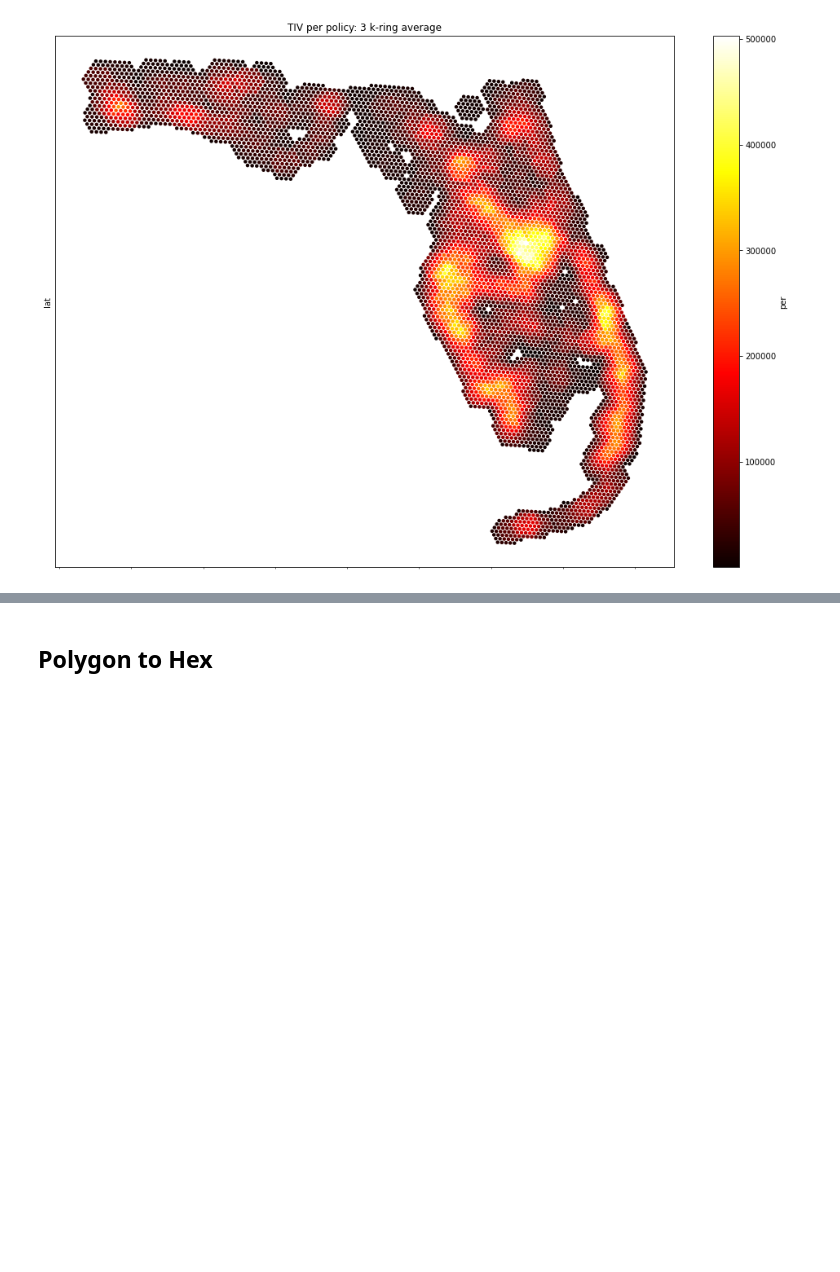
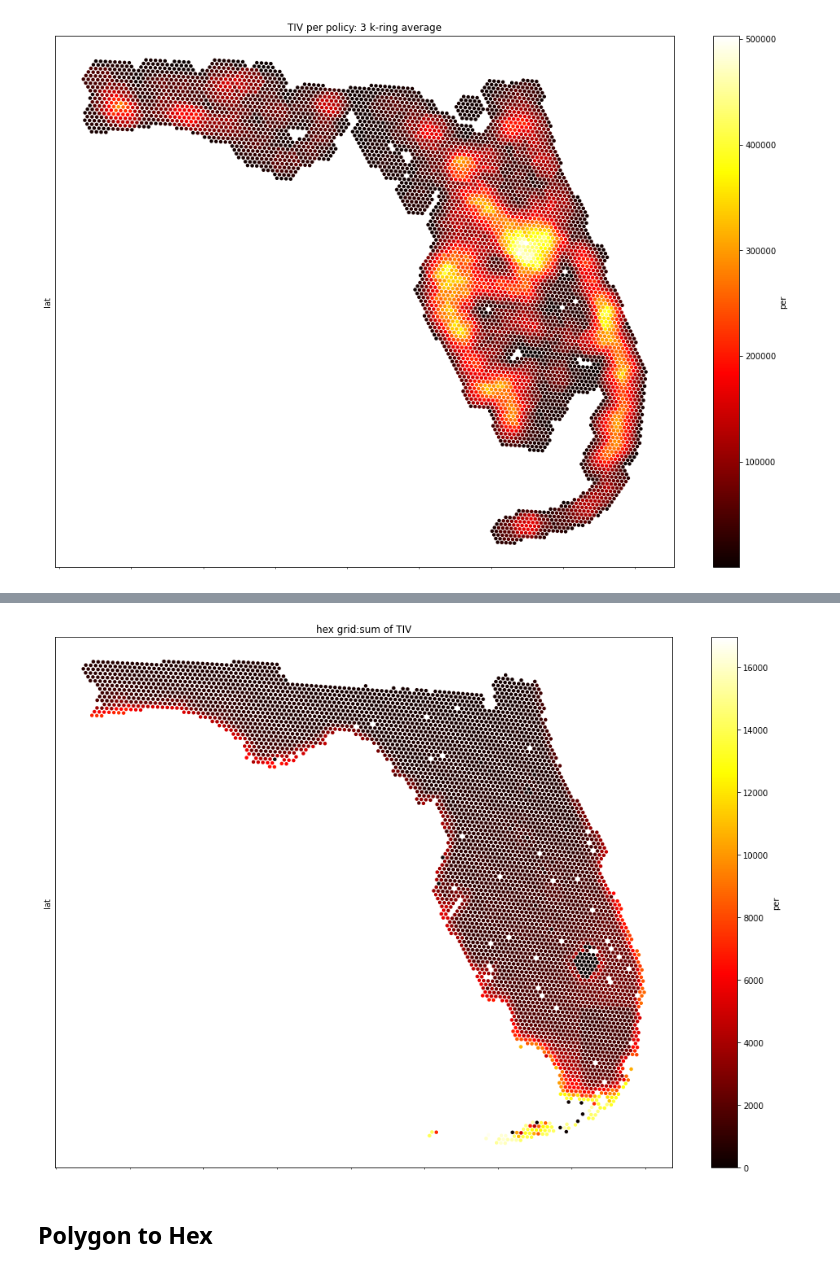
Before and after one commit to krissykodes/h3py-hex, a Jupyter notebook: notebooks/Suitability Analysis- krissykodes.ipynb, the cells around one changed output, grey strips where cells are left out. Saved outputs shown, nothing was run; the diff lists cells and outputs as text; code cells hidden in the pictures; blank space fills up the shorter version.

```diff
--- a/notebooks/Suitability Analysis- krissykodes.ipynb
+++ b/notebooks/Suitability Analysis- krissykodes.ipynb
@@ -206,0 +232,9 @@ FileNotFoundError: [Errno 2] No such file or directory: 'data/flcontrived.csv'
+# %%
+#Asign Hex size
+APERTURE = 6
+hex_column = 'hex'+str(APERTURE)
+
+# find hexs containing the points
+gdf[hex_column] = gdf.apply(lambda x: h3.geo_to_h3(x.lat,x.lng,APERTURE),1)
+
+gdf.head()
@@ -207,3 +249,20 @@ FileNotFoundError: [Errno 2] No such file or directory: 'data/flcontrived.csv'
+# %%
+gdfg = gdf.groupby(hex_column).hu_wsst_contrivedGridLevel.agg(list).to_frame('ids').reset_index()
+
+gdfg['sum']=(gdfg['ids'].apply(lambda totals:sum(totals)))
+gdfg['count']=(gdfg['ids'].apply(lambda totals:len(totals)))
+gdfg['per']=gdfg['sum']/gdfg['count']
+gdfg.head()
+
+#find center of hex for visualization
+gdfg['lat'] = gdfg[hex_column].apply(lambda x: h3.h3_to_geo(x)[0])
+gdfg['lng'] = gdfg[hex_column].apply(lambda x: h3.h3_to_geo(x)[1])
+
+# plot the hexs
+plot_scatter(gdfg, metric_col='per', marker='o',figsize=(17,12))
+plt.title('hex grid:sum of TIV');
+# %% [output]
+[figure, added]
 # %% [markdown]
 ## Polygon to Hex
 # %% [markdown]
```
Also changed, not shown: parts of 6 cells of this notebook, 1 other file.
